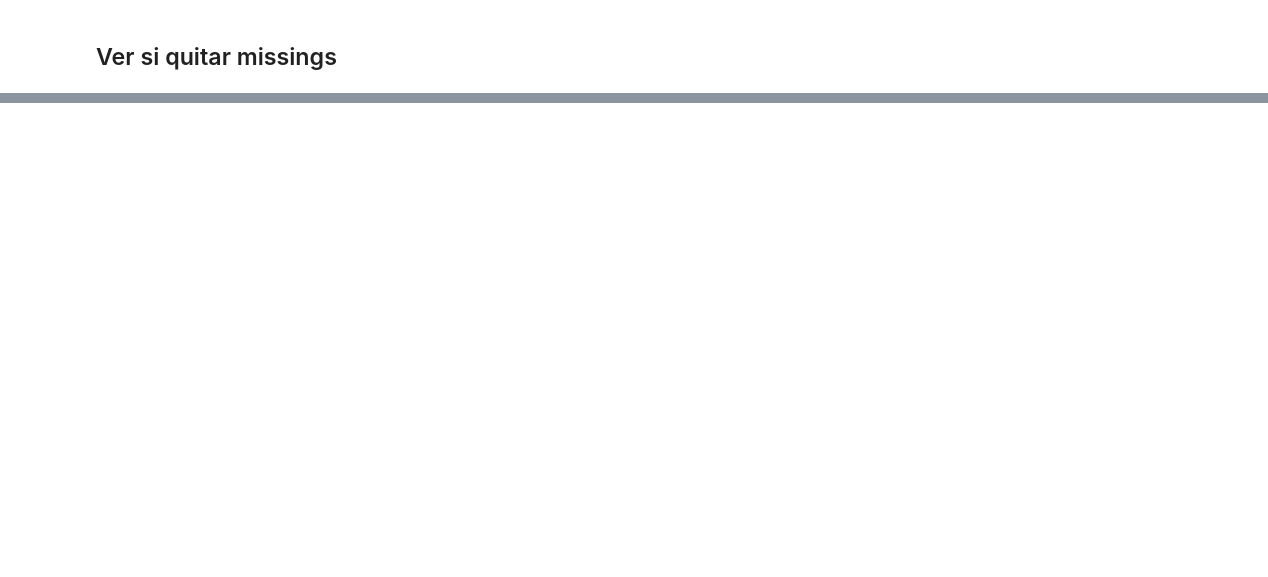
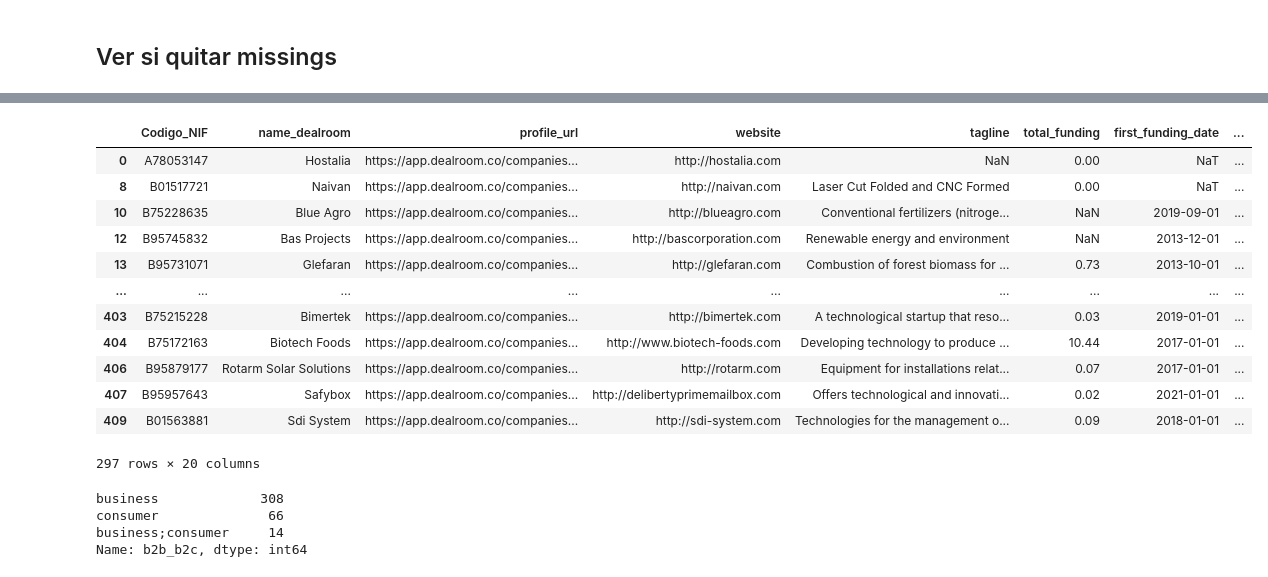
Before and after one commit to unaimleal/spri_reto_07_morado, a Jupyter notebook: preprocesamiento.ipynb, the cells around one changed output, grey strips where cells are left out. Saved outputs shown, nothing was run; the diff lists cells and outputs as text; code cells hidden in the pictures; blank space fills up the shorter version.

```diff
--- a/preprocesamiento.ipynb
+++ b/preprocesamiento.ipynb
@@ -121,0 +188,16 @@ dtype: int64
+# %%
+df_dealroom[df_dealroom['n_empleados_dealroom'].isna()]
+# %% [output]
+|  | Codigo_NIF | name_dealroom | profile_url | website | tagline | total_funding | first_funding_date | ... |
+| 0 | A78053147 | Hostalia | https://app.dealroom.co/companies... | http://hostalia.com | NaN | 0.00 | NaT | ... |
+| 8 | B01517721 | Naivan | https://app.dealroom.co/companies... | http://naivan.com | Laser Cut Folded and CNC Formed | 0.00 | NaT | ... |
+| 10 | B75228635 | Blue Agro | https://app.dealroom.co/companies... | http://blueagro.com | Conventional fertilizers (nitroge... | NaN | 2019-09-01 | ... |
+| 12 | B95745832 | Bas Projects | https://app.dealroom.co/companies... | http://bascorporation.com | Renewable energy and environment | NaN | 2013-12-01 | ... |
+| 13 | B95731071 | Glefaran | https://app.dealroom.co/companies... | http://glefaran.com | Combustion of forest biomass for ... | 0.73 | 2013-10-01 | ... |
+| ... | ... | ... | ... | ... | ... | ... | ... | ... |
+| 403 | B75215228 | Bimertek | https://app.dealroom.co/companies... | http://bimertek.com | A technological startup that reso... | 0.03 | 2019-01-01 | ... |
+| 404 | B75172163 | Biotech Foods | https://app.dealroom.co/companies... | http://www.biotech-foods.com | Developing technology to produce ... | 10.44 | 2017-01-01 | ... |
+| 406 | B95879177 | Rotarm Solar Solutions | https://app.dealroom.co/companies... | http://rotarm.com | Equipment for installations relat... | 0.07 | 2017-01-01 | ... |
+| 407 | B95957643 | Safybox | https://app.dealroom.co/companies... | http://delibertyprimemailbox.com | Offers technological and innovati... | 0.02 | 2021-01-01 | ... |
+| 409 | B01563881 | Sdi System | https://app.dealroom.co/companies... | http://sdi-system.com | Technologies for the management o... | 0.09 | 2018-01-01 | ... |
+297 rows × 20 columns
@@ -121,0 +218,7 @@ dtype: int64
+# %%
+df_dealroom['b2b_b2c'].value_counts()
+# %% [output]
+business             308
+consumer              66
+business;consumer     14
+Name: b2b_b2c, dtype: int64
```
Also changed, not shown: parts of 23 cells of this notebook.
